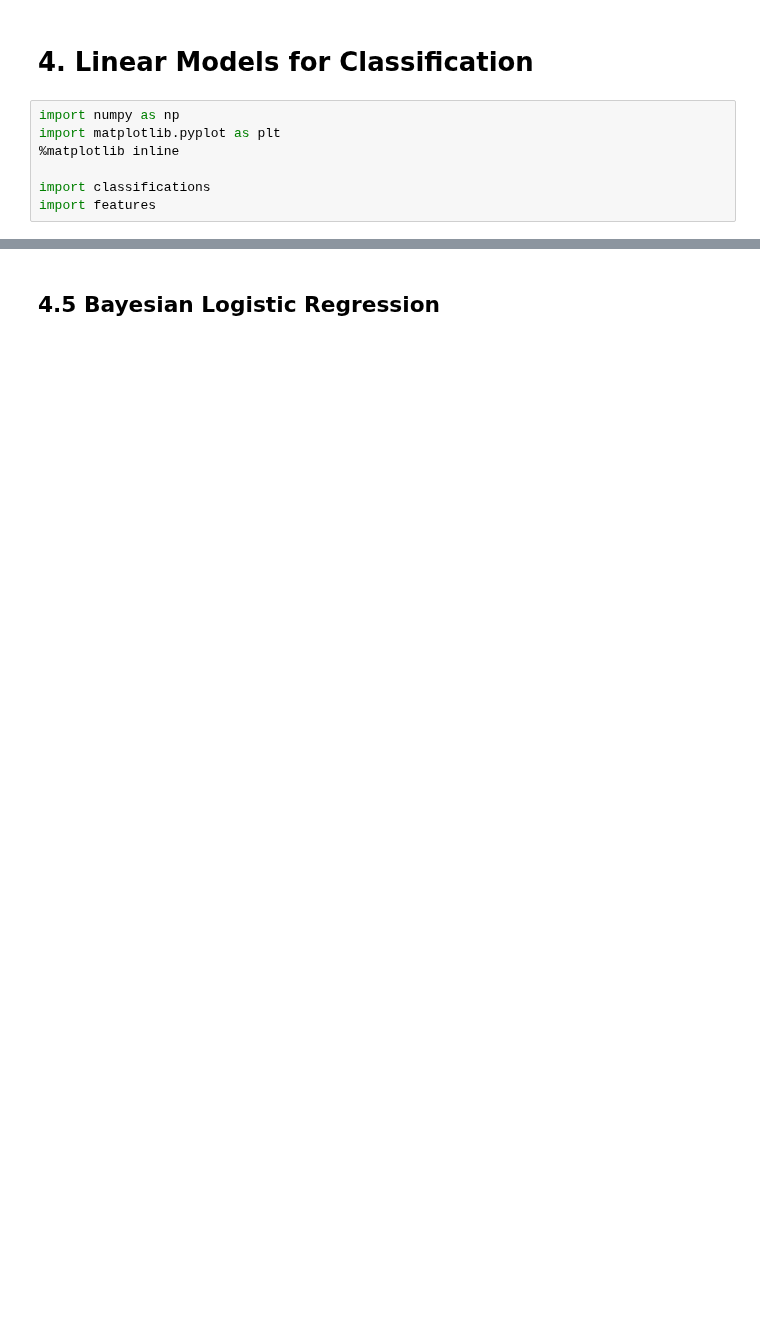
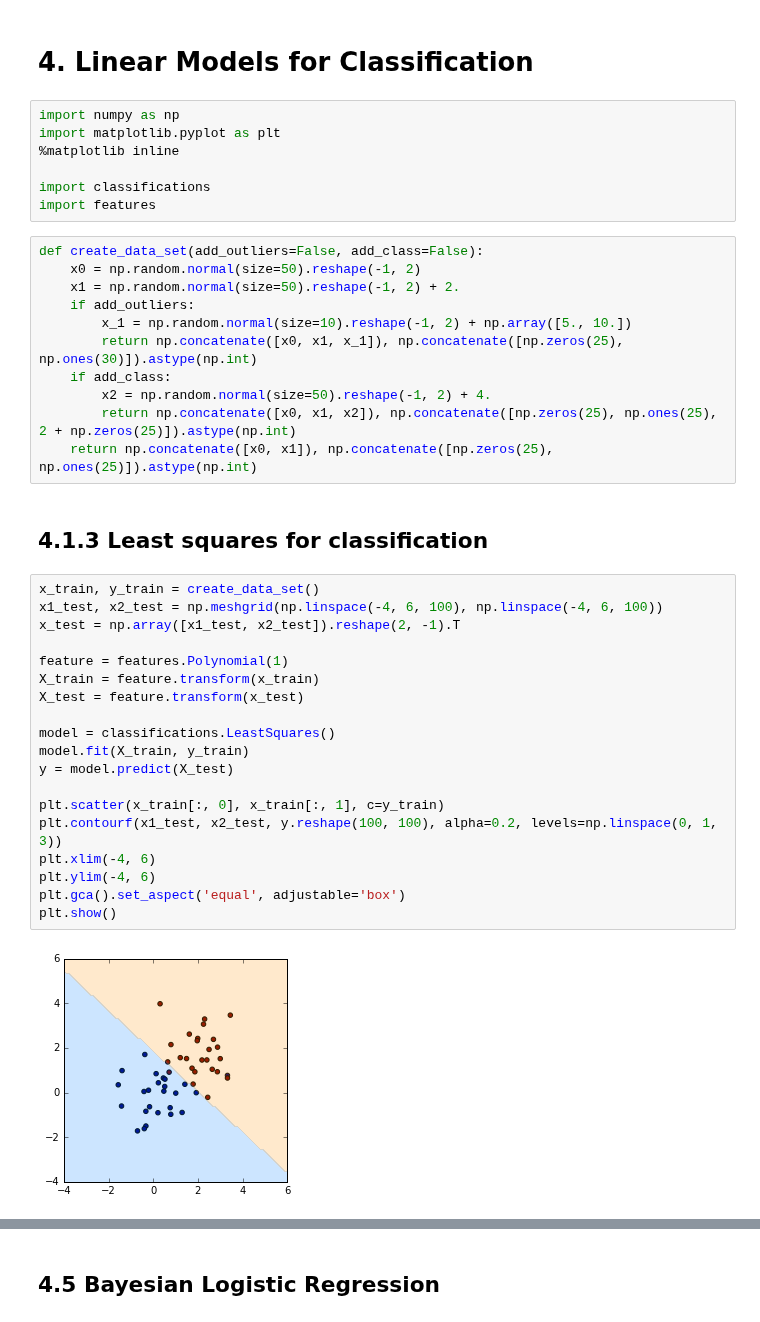
Before and after one commit to ctgk/PRML, a Jupyter notebook: ch04_Linear_Models_for_Classfication.ipynb, the cells around one changed output, grey strips where cells are left out. Drawn from its saved outputs; the diff is of its cells as text; blank space fills up the shorter version.

Commit message:
least squares, LDA, and multi-class logistic regression for classification

```diff
--- a/ch04_Linear_Models_for_Classfication.ipynb
+++ b/ch04_Linear_Models_for_Classfication.ipynb
@@ -7,3 +7,37 @@ import matplotlib.pyplot as plt
 
 import classifications
 import features
+# %%
+def create_data_set(add_outliers=False, add_class=False):
+    x0 = np.random.normal(size=50).reshape(-1, 2)
+    x1 = np.random.normal(size=50).reshape(-1, 2) + 2.
+    if add_outliers:
+        x_1 = np.random.normal(size=10).reshape(-1, 2) + np.array([5., 10.])
+        return np.concatenate([x0, x1, x_1]), np.concatenate([np.zeros(25), np.ones(30)]).astype(np.int)
+    if add_class:
+        x2 = np.random.normal(size=50).reshape(-1, 2) + 4.
+        return np.concatenate([x0, x1, x2]), np.concatenate([np.zeros(25), np.ones(25), 2 + np.zeros(25)]).astype(np.int)
+    return np.concatenate([x0, x1]), np.concatenate([np.zeros(25), np.ones(25)]).astype(np.int)
+# %% [markdown]
+## 4.1.3 Least squares for classification
+# %%
+x_train, y_train = create_data_set()
+x1_test, x2_test = np.meshgrid(np.linspace(-4, 6, 100), np.linspace(-4, 6, 100))
+x_test = np.array([x1_test, x2_test]).reshape(2, -1).T
+
+feature = features.Polynomial(1)
+X_train = feature.transform(x_train)
+X_test = feature.transform(x_test)
+
+model = classifications.LeastSquares()
+model.fit(X_train, y_train)
+y = model.predict(X_test)
+
+plt.scatter(x_train[:, 0], x_train[:, 1], c=y_train)
+plt.contourf(x1_test, x2_test, y.reshape(100, 100), alpha=0.2, levels=np.linspace(0, 1, 3))
+plt.xlim(-4, 6)
+plt.ylim(-4, 6)
+plt.gca().set_aspect('equal', adjustable='box')
+plt.show()
+# %% [output]
+[figure, added]
```
Also changed, not shown: parts of 9 cells of this notebook, 1 other file.
